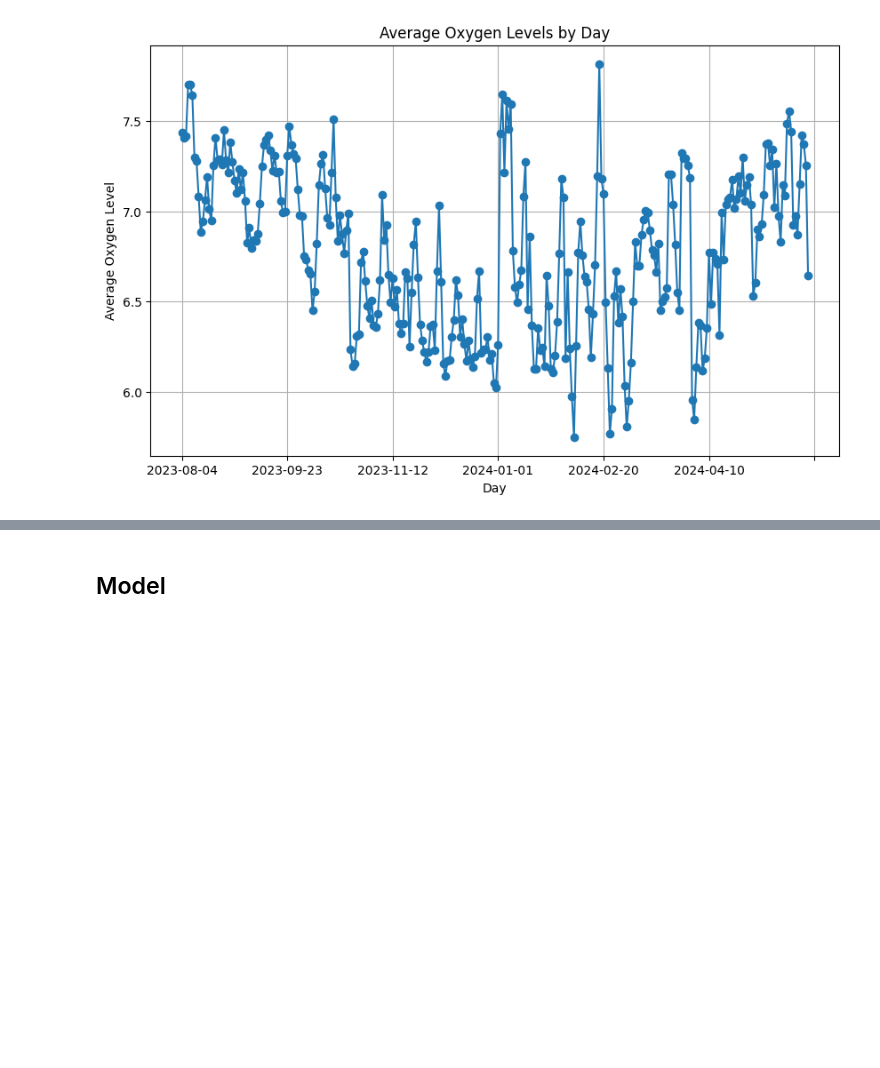
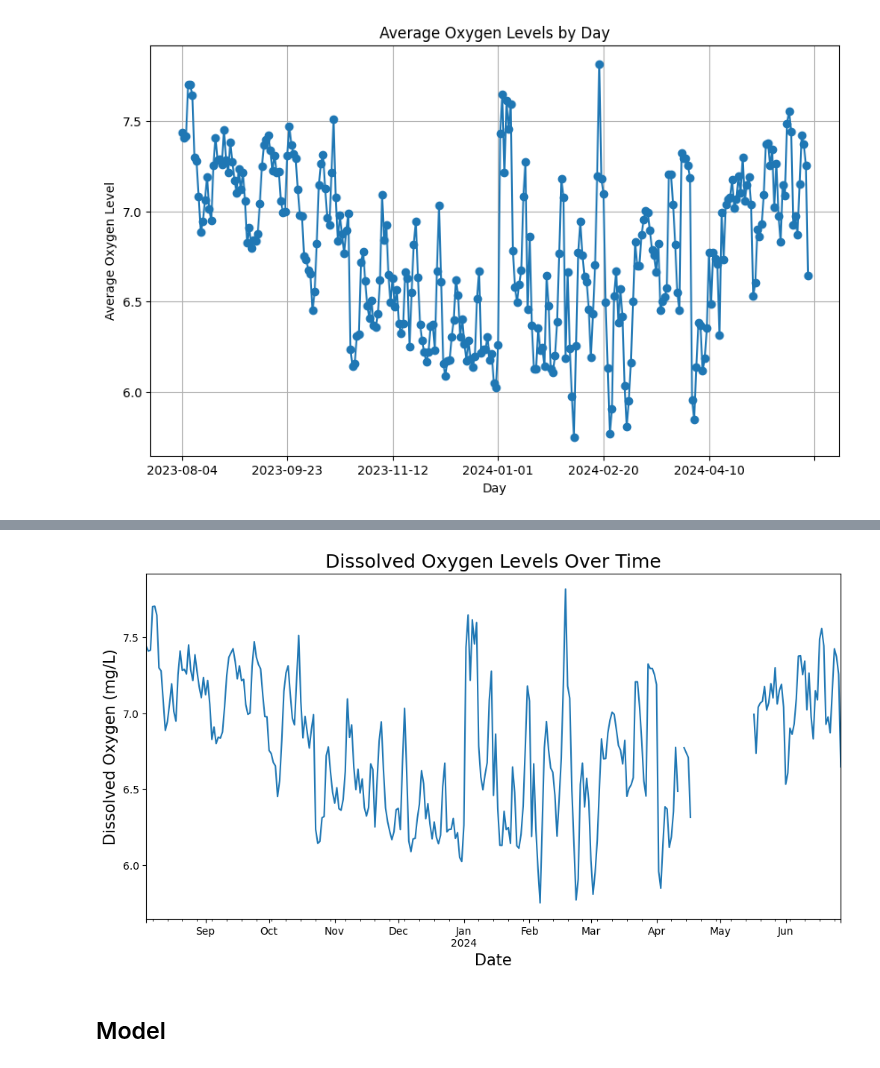
Before and after one commit to Deppi15/INFO381, a Jupyter notebook: notebooks/notebook.ipynb, the cells around one changed output, grey strips where cells are left out. Drawn from its saved outputs; the diff is of its cells as text; code cells hidden in the pictures; blank space fills up the shorter version.

```diff
--- a/notebooks/notebook.ipynb
+++ b/notebooks/notebook.ipynb
@@ -134,3 +154,11 @@ plt.show()
+# %%
+df.resample('D').mean()['Dissolved Oxygen'].plot(figsize=(12,6))
+plt.xlabel('Date', size=15)
+plt.ylabel('Dissolved Oxygen (mg/L)', size=15)
+plt.title('Dissolved Oxygen Levels Over Time', size=18)
+plt.show()
+# %% [output]
+[figure, added]
 # %% [markdown]
 ## Model
 # %%
```
Also changed, not shown: parts of 8 cells of this notebook.
